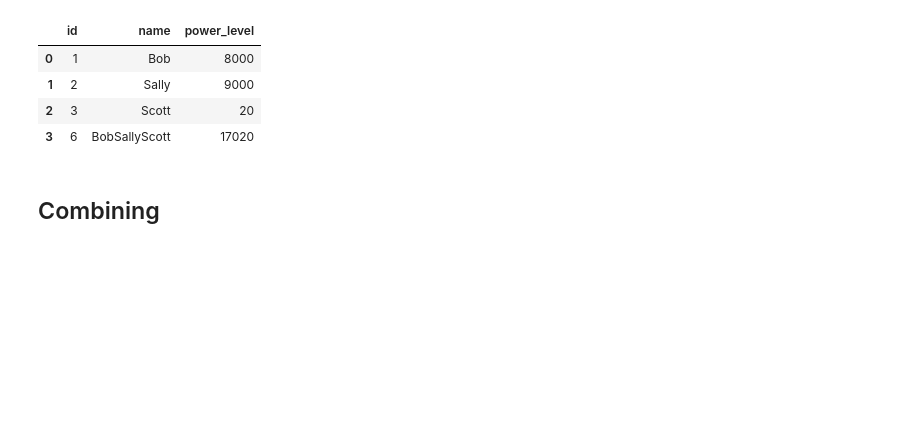
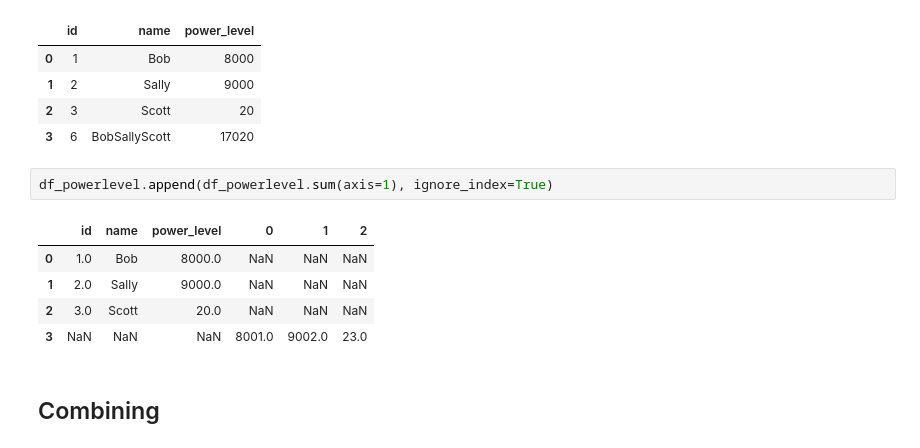
Before and after one commit to adg29/jupyter-sandbox, a Jupyter notebook: pandas/cardio_anime_data.ipynb, the cells around one changed output. Saved outputs shown, nothing was run; the diff lists cells and outputs as text; blank space fills up the shorter version.

```diff
--- a/pandas/cardio_anime_data.ipynb
+++ b/pandas/cardio_anime_data.ipynb
@@ -316,6 +316,14 @@ df_powerlevel.append(df_powerlevel.sum(axis=0), ignore_index=True)
 | 1 | 2 | Sally | 9000 |
 | 2 | 3 | Scott | 20 |
 | 3 | 6 | BobSallyScott | 17020 |
+# %%
+df_powerlevel.append(df_powerlevel.sum(axis=1), ignore_index=True)
+# %% [output]
+|  | id | name | power_level | 0 | 1 | 2 |
+| 0 | 1.0 | Bob | 8000.0 | NaN | NaN | NaN |
+| 1 | 2.0 | Sally | 9000.0 | NaN | NaN | NaN |
+| 2 | 3.0 | Scott | 20.0 | NaN | NaN | NaN |
+| 3 | NaN | NaN | NaN | 8001.0 | 9002.0 | 23.0 |
 # %% [markdown]
 ## Combining
 # %% [markdown]
```
